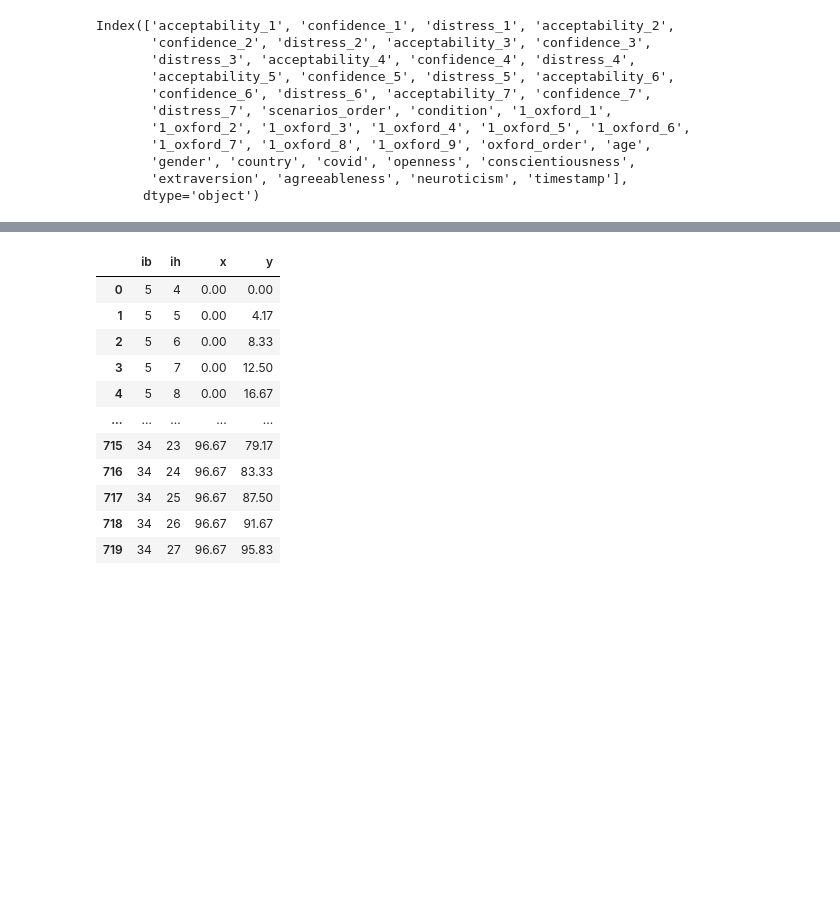
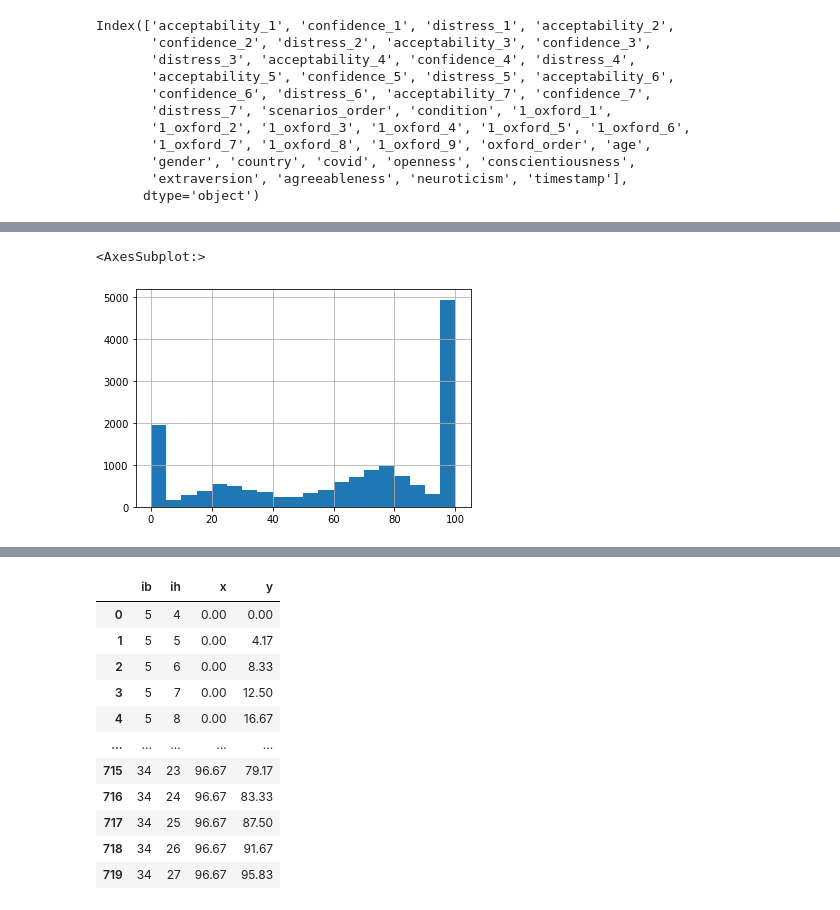
Before and after one commit to juancuiule/eglc-notebooks, a Jupyter notebook: morales-pandemicas/morales-pandemicas.ipynb, the cells around one changed output, grey strips where cells are left out. Cells and saved outputs as stored; diff of their text form; code cells hidden in the pictures; blank space fills up the shorter version.

```diff
--- a/morales-pandemicas/morales-pandemicas.ipynb
+++ b/morales-pandemicas/morales-pandemicas.ipynb
@@ -69,0 +60,5 @@ csv['acceptability_1'].hist(bins=20)
+# %%
+csv['acceptability_4'].hist(bins=20)
+# %% [output]
+<AxesSubplot:>
+[figure, added]
```
Also changed, not shown: parts of 9 cells of this notebook.
